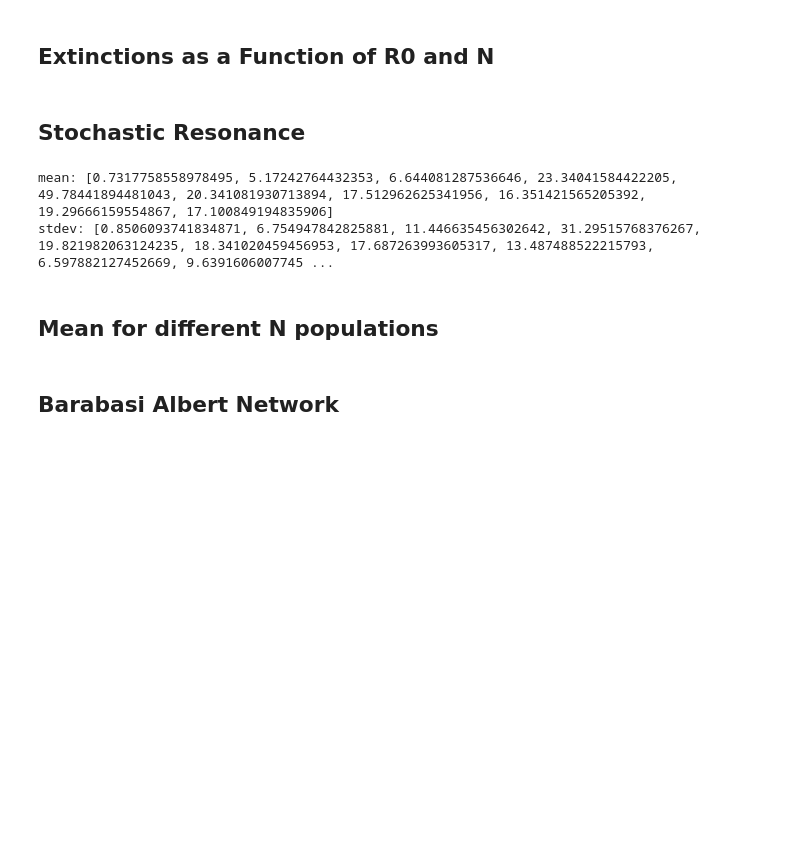
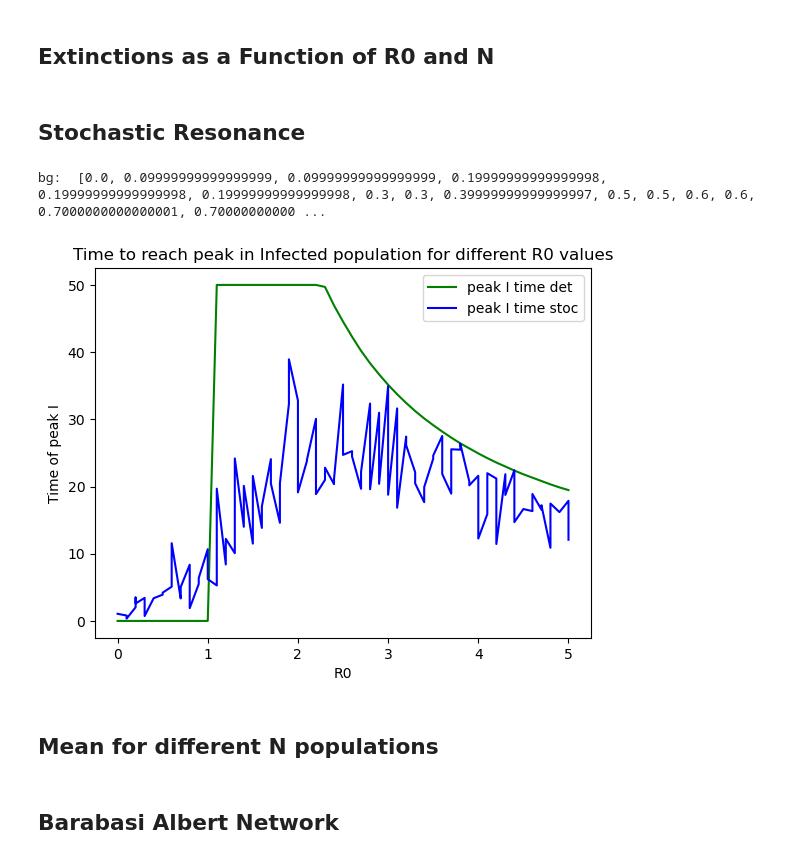
Before and after one commit to marv50/farv, a Jupyter notebook: Intro_Assifnment_2.ipynb, the cells around one changed output. Cells and saved outputs as stored; diff of their text form; code cells hidden in the pictures; blank space fills up the shorter version.

Commit message:
plot to indicate stoc res.

```diff
--- a/Intro_Assifnment_2.ipynb
+++ b/Intro_Assifnment_2.ipynb
@@ -945,12 +945,14 @@ def stoc_res_R0(num_samples, R0_range=(0, 5), gamma_value=0.1):
 
 def stoc_res(sir, t_span, num_samples, mu):
     """
-    Peak infected and peak_det are lists containing all sets of peak infected values.
+    Peak infected and peak_det are lists containing all sets of peak
+    infected values.
     """
 
     beta_gamma_pairs = stoc_res_R0(num_samples)
 
     peak_det = []
+    bg = []
 
     # mean time results for gsp list of mean for each b-g pair
     mean_time = []
@@ -961,45 +963,62 @@ def stoc_res(sir, t_span, num_samples, mu):
         runs_stoc = 10
         _, _, _, peak_infected = gsp_mean(runs_stoc, t_span, sir, parameters)
 
+        # Calculates the mean and stdev for peak infected time in gsp
         time = [t[0] for t in peak_infected]
-        print(f" time: {time}")
-        mean_time.append(np.mean(time))
-        stdev_time.append(np.std(time))
+        mean_time.append(np.mean([time]))
+        stdev_time.append(np.std([time]))
 
         # Unpacks and reassign sir for deterministic model.
         S, I, R, N = sir
         sir_det = S, I , R
         time_det, _, I_det, _ = run_sir_det(sir_det, parameters, N,
                                                     t_span)
 
         # Finds maximum values for deterministic model and stores them.
         I_max = max(I_det)
         t_max_index = np.where(I_det == I_max)
         t_max = time_det[t_max_index][0]
-        peak_det.append([t_max, I_max])
+        peak_det.append([t_max])
 
-    print(f"mean: {mean_time}")
-    print(f"stdev: {stdev_time}")
+        bg.append(beta/gamma)
+
+
+    # have peaks for det
+    # have peaks for gsp mean
+    # have peaks for gsp stdev
+    return mean_time, stdev_time, peak_det, bg
+
+def plot_stoc(mean_time, stdev_time, peak_det, bg):
+    print("bg: ", bg)
+
+    plt.plot(bg, peak_det, label='peak I time det', color='green')
+    plt.plot(bg, mean_time, label='peak I time stoc', color='blue')
+    plt.xlabel('R0')
+    plt.ylabel('Time of peak I')
+    plt.legend()
+    plt.title('Time to reach peak in Infected population for different R0 values')
+    plt.show()
     return
 
-num_samples = 10
+num_samples = 100
 #stoc_res_R0(num_samples, R0_range=(0, 5), gamma_value=0.1)
 
 # Initial conditions with a population of 500 people
 N = 500
 S = N - 1
 I = N - S
 R = 0
 sir = [S, I, R, N]
 
 mu = 0.001
 
-t_span = 100
+t_span = 50
 
-stoc_res(sir, t_span, num_samples, mu)
+mean_time, stdev_time, peak_det, bg = stoc_res(sir, t_span, num_samples, mu)
+plot_stoc(mean_time, stdev_time, peak_det, bg)
 # %% [output]
-mean: [0.7317758558978495, 5.17242764432353, 6.644081287536646, 23.34041584422205, 49.78441894481043, 20.341081930713894, 17.512962625341956, 16.351421565205392, 19.29666159554867, 17.100849194835906]
-stdev: [0.8506093741834871, 6.754947842825881, 11.446635456302642, 31.29515768376267, 19.821982063124235, 18.341020459456953, 17.687263993605317, 13.487488522215793, 6.597882127452669, 9.6391606007745 ...
+bg:  [0.0, 0.09999999999999999, 0.09999999999999999, 0.19999999999999998, 0.19999999999999998, 0.19999999999999998, 0.3, 0.3, 0.39999999999999997, 0.5, 0.5, 0.6, 0.6, 0.7000000000000001, 0.70000000000 ...
+[figure, added]
 # %% [markdown]
 ## Mean for different N populations
 # %%
```
